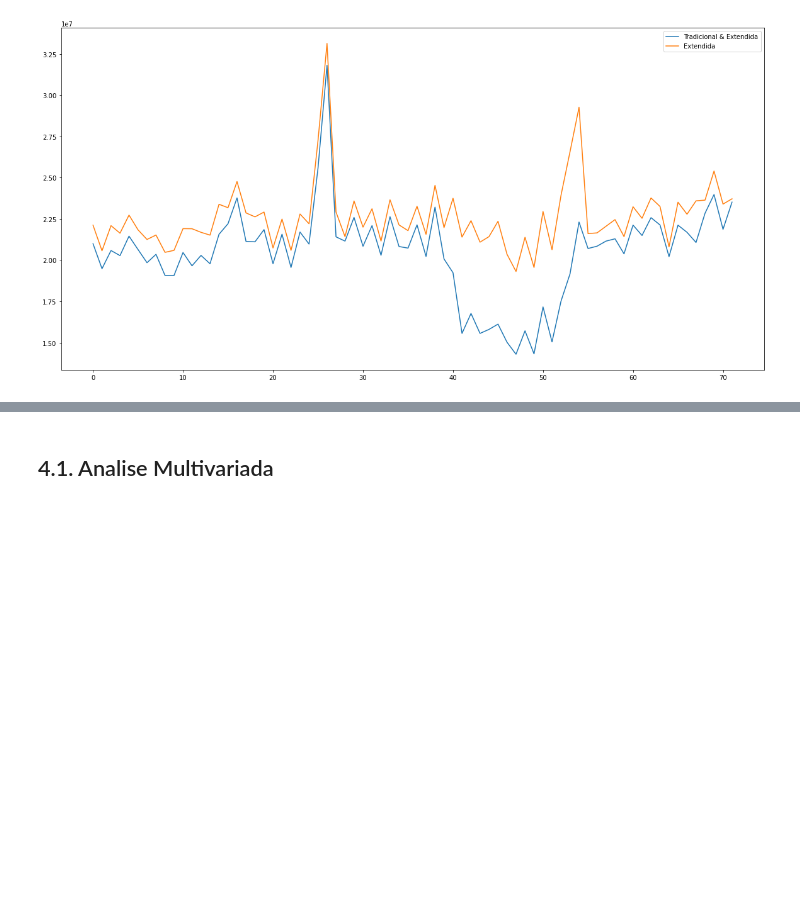
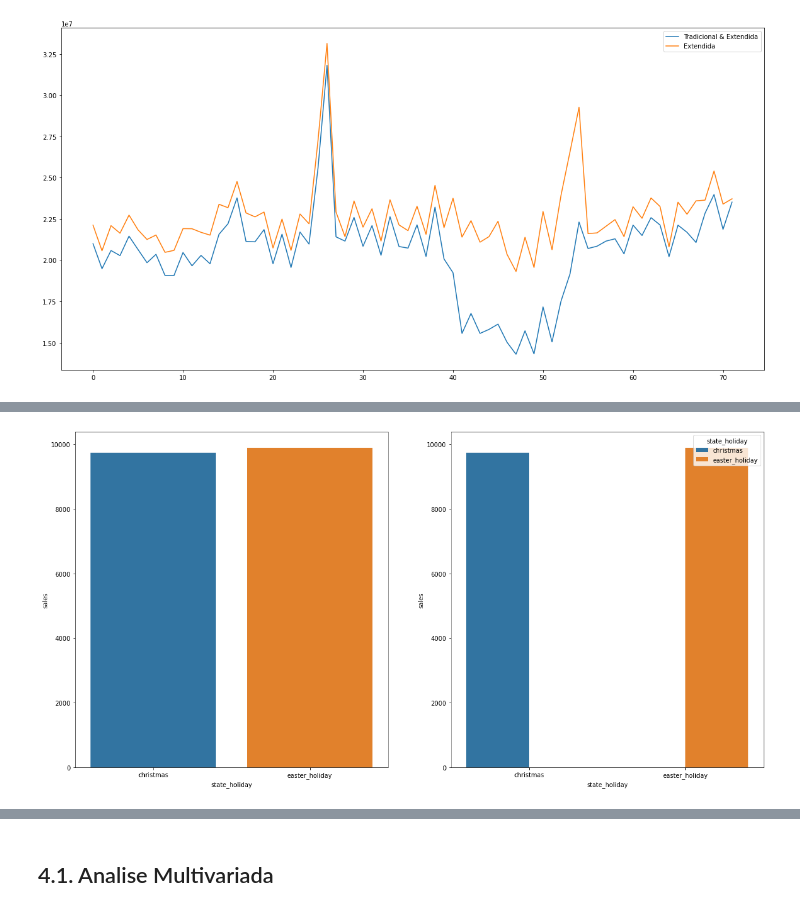
Before and after one commit to kendiaka09n/Time_Series_Project, a Jupyter notebook: n04_v01_store_sales_prediction.ipynb, the cells around one changed output, grey strips where cells are left out. Cells and saved outputs as stored; diff of their text form; code cells hidden in the pictures; blank space fills up the shorter version.

```diff
--- a/n04_v01_store_sales_prediction.ipynb
+++ b/n04_v01_store_sales_prediction.ipynb
@@ -687,0 +677,12 @@ ax.legend(labels = ['Tradicional & Extendida', 'Extendida']);
+# %%
+aux = df4[(df4['state_holiday'] != 'regular_day') & (df4['state_holiday'] != 'public_holiday')]
+
+plt.subplot(1,2,1)
+aux1 = aux[['state_holiday', 'sales']].groupby('state_holiday').mean().reset_index()
+sns.barplot( x= 'state_holiday', y ='sales', data = aux1);
+
+plt.subplot(1,2,2)
+aux2 = aux[[ 'state_holiday', 'sales']].groupby( [  'state_holiday'] ).mean().reset_index()
+sns.barplot( x= 'state_holiday', y= 'sales', hue = 'state_holiday', data= aux2 );
+# %% [output]
+[figure, added]
```
Also changed, not shown: parts of 19 cells of this notebook.
